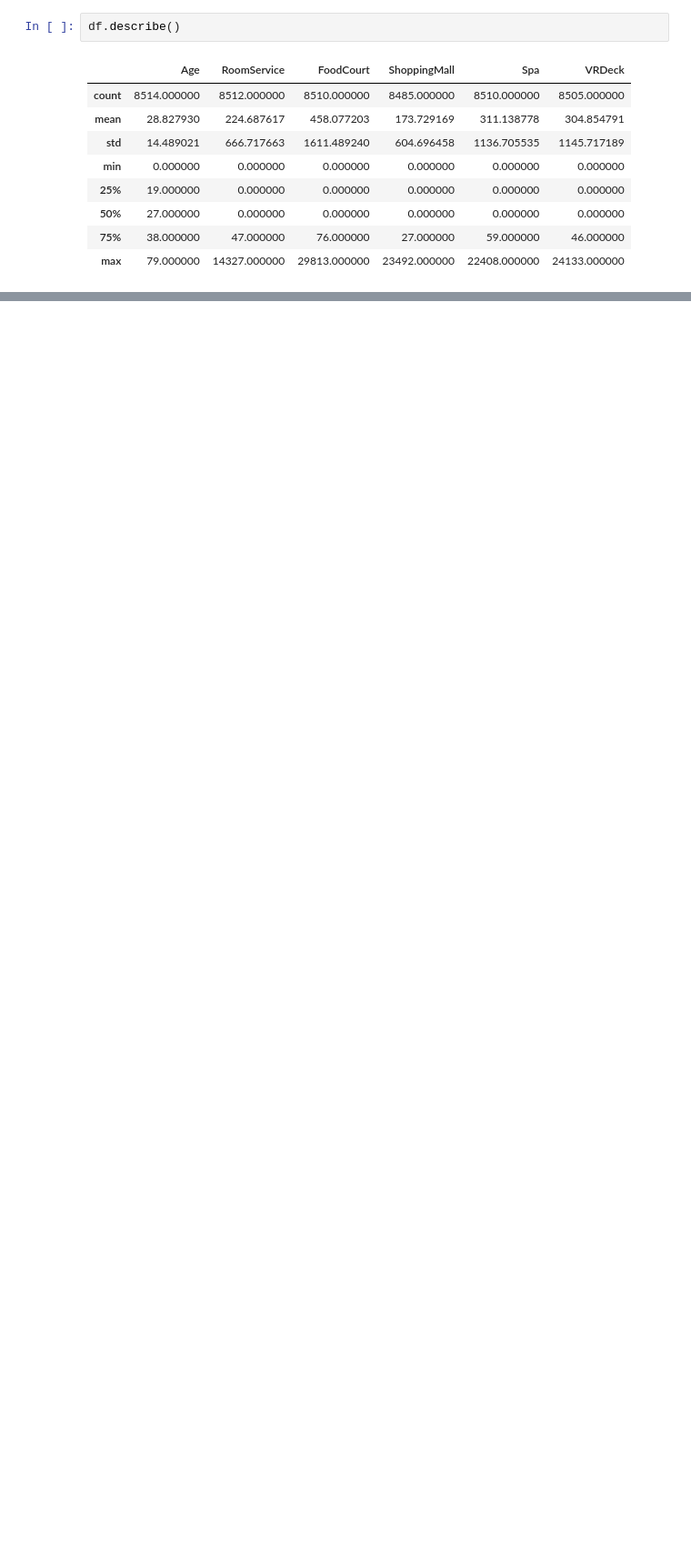
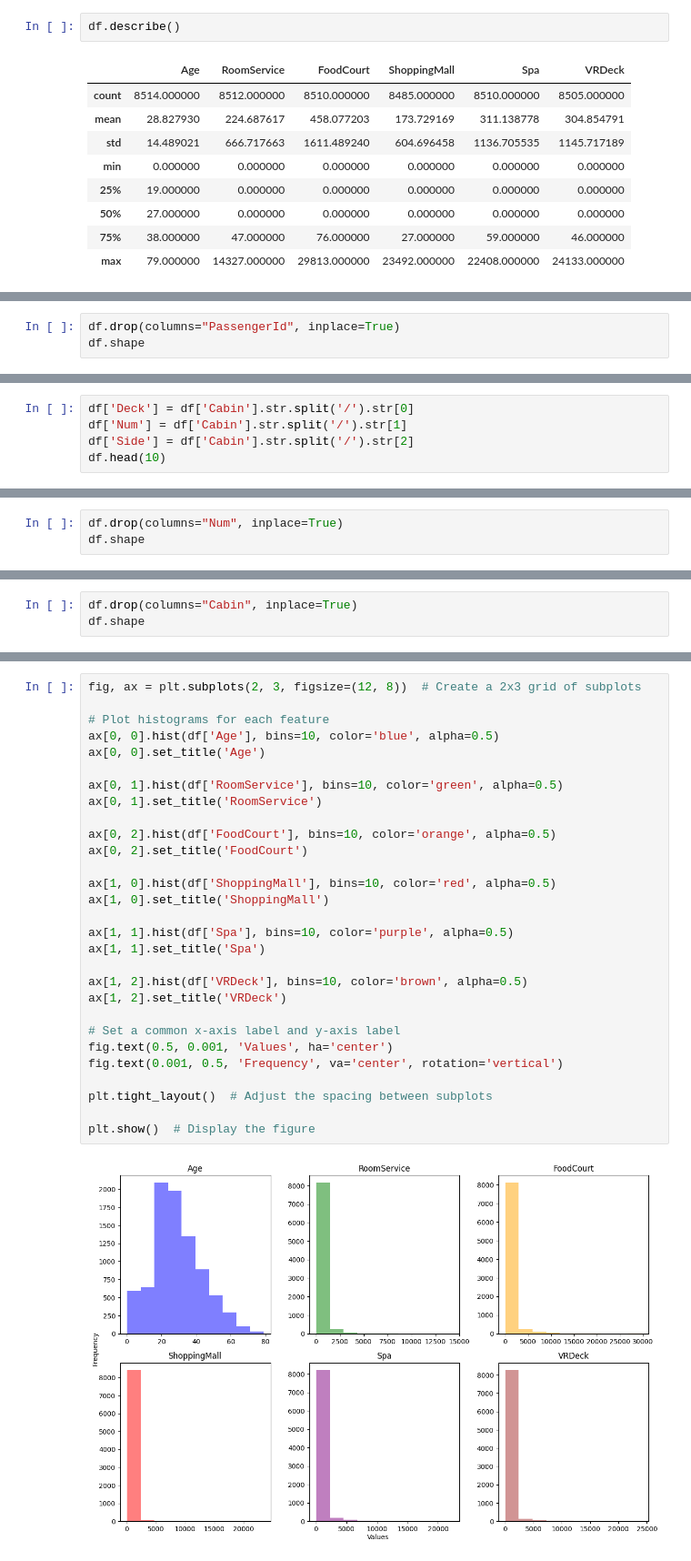
Before and after one commit to Rubic31/spaceship-titanic-project, a Jupyter notebook: end-to-end-spaceship-titanic.ipynb, the cells around one changed output, grey strips where cells are left out. Shown at 91% size. Saved outputs shown, nothing was run; the diff lists cells and outputs as text; blank space fills up the shorter version.

```diff
--- a/end-to-end-spaceship-titanic.ipynb
+++ b/end-to-end-spaceship-titanic.ipynb
@@ -139,0 +182,3 @@ df.describe()
+# %%
+df.drop(columns="PassengerId", inplace=True)
+df.shape
@@ -139,0 +192,5 @@ df.describe()
+# %%
+df['Deck'] = df['Cabin'].str.split('/').str[0]
+df['Num'] = df['Cabin'].str.split('/').str[1]
+df['Side'] = df['Cabin'].str.split('/').str[2]
+df.head(10)
@@ -139,0 +209,3 @@ df.describe()
+# %%
+df.drop(columns="Num", inplace=True)
+df.shape
@@ -139,0 +228,3 @@ df.describe()
+# %%
+df.drop(columns="Cabin", inplace=True)
+df.shape
@@ -139,0 +289,31 @@ df.describe()
+# %%
+fig, ax = plt.subplots(2, 3, figsize=(12, 8))  # Create a 2x3 grid of subplots
+
+# Plot histograms for each feature
+ax[0, 0].hist(df['Age'], bins=10, color='blue', alpha=0.5)
+ax[0, 0].set_title('Age')
+
+ax[0, 1].hist(df['RoomService'], bins=10, color='green', alpha=0.5)
+ax[0, 1].set_title('RoomService')
+
+ax[0, 2].hist(df['FoodCourt'], bins=10, color='orange', alpha=0.5)
+ax[0, 2].set_title('FoodCourt')
+
+ax[1, 0].hist(df['ShoppingMall'], bins=10, color='red', alpha=0.5)
+ax[1, 0].set_title('ShoppingMall')
+
+ax[1, 1].hist(df['Spa'], bins=10, color='purple', alpha=0.5)
+ax[1, 1].set_title('Spa')
+
+ax[1, 2].hist(df['VRDeck'], bins=10, color='brown', alpha=0.5)
+ax[1, 2].set_title('VRDeck')
+
+# Set a common x-axis label and y-axis label
+fig.text(0.5, 0.001, 'Values', ha='center')
+fig.text(0.001, 0.5, 'Frequency', va='center', rotation='vertical')
+
+plt.tight_layout()  # Adjust the spacing between subplots
+
+plt.show()  # Display the figure
+# %% [output]
+[figure, added]
```
Also changed, not shown: parts of 69 cells of this notebook.
